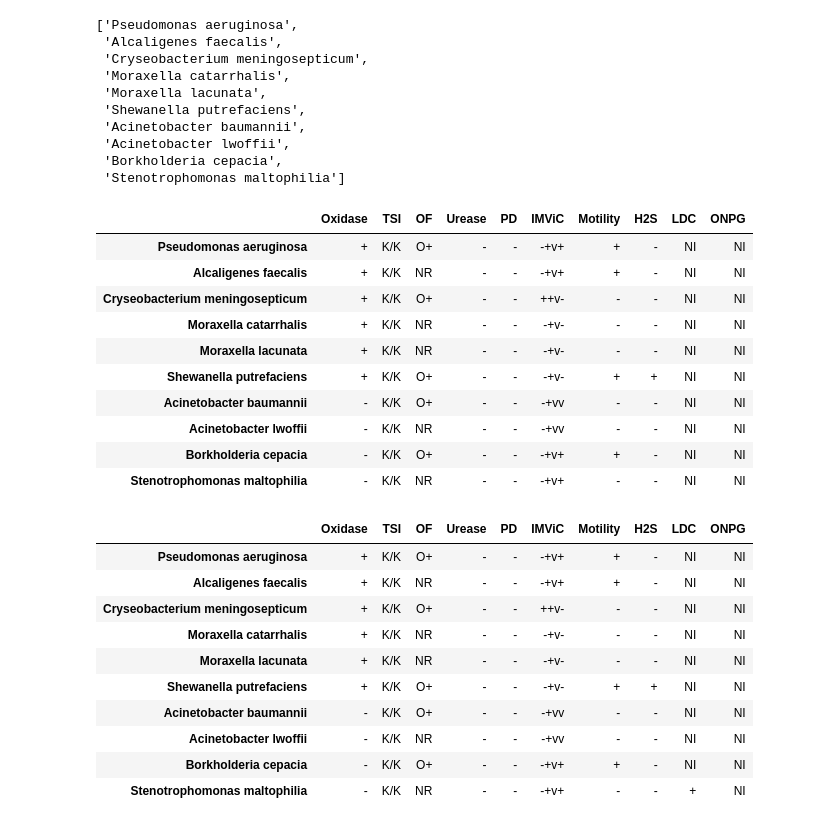
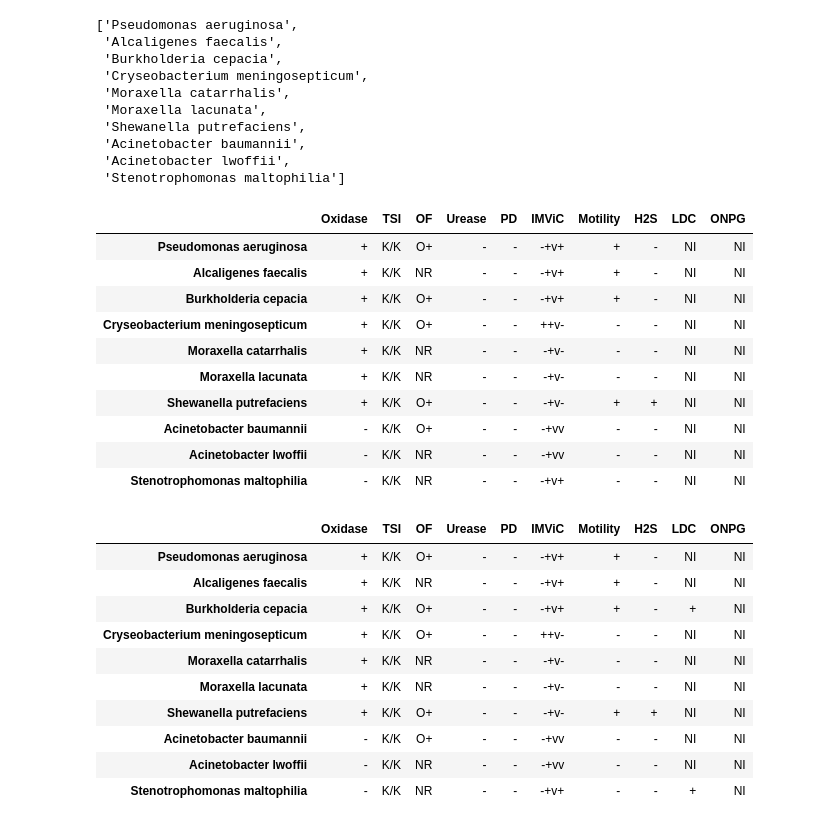
Before and after one commit to mseifoori/bacteria-diagnosis, a Jupyter notebook: data/test.ipynb, the cells around one changed output. Drawn from its saved outputs; the diff is of its cells as text; code cells hidden in the pictures.

```diff
--- a/data/test.ipynb
+++ b/data/test.ipynb
@@ -26,13 +26,13 @@ enterobacteriaceae_bacteria = [
 nfb_bacteria = [
     'Pseudomonas aeruginosa',
     'Alcaligenes faecalis',
+    'Burkholderia cepacia',
     'Cryseobacterium meningosepticum',
     'Moraxella catarrhalis',
     'Moraxella lacunata',
     'Shewanella putrefaciens',
     'Acinetobacter baumannii',
     'Acinetobacter lwoffii',
-    'Borkholderia cepacia',
     'Stenotrophomonas maltophilia',
 ]
 # %%
@@ -151,68 +151,69 @@ nfb_bacteria
 # %% [output]
 ['Pseudomonas aeruginosa',
  'Alcaligenes faecalis',
+ 'Burkholderia cepacia',
  'Cryseobacterium meningosepticum',
  'Moraxella catarrhalis',
  'Moraxella lacunata',
  'Shewanella putrefaciens',
  'Acinetobacter baumannii',
  'Acinetobacter lwoffii',
- 'Borkholderia cepacia',
  'Stenotrophomonas maltophilia']
 # %%
 nfb_bacteria_tests = pd.DataFrame({
     'Oxidase': ['+', '+', '+', '+', '+',
-                '+', '-', '-', '-', '-'],
+                '+', '+', '-', '-', '-'],
     'TSI': 'K/K',
-    'OF': ['O+', 'NR', 'O+', 'NR', 'NR',
-           'O+', 'O+', 'NR', 'O+', 'NR'],
+    'OF': ['O+', 'NR', 'O+', 'O+', 'NR',
+           'NR', 'O+', 'O+', 'NR', 'NR'],
     'Urease': '-',
     'PD': '-',
     'IMViC': ['-+v+',
+              '-+v+',
               '-+v+',
               '++v-',
               '-+v-',
               '-+v-',
               '-+v-',
               '-+vv',
               '-+vv',
-              '-+v+',
               '-+v+'],
-    'Motility': ['+', '+', '-', '-', '-',
-                 '+', '-', '-', '+', '-'],
+    'Motility': ['+', '+', '+', '-', '-',
+                '-', '+', '-', '-', '-'],
     'H2S': ['-', '-', '-', '-', '-',
-            '+', '-', '-', '-', '-'],
+            '-', '+', '-', '-', '-'],
     'LDC': 'NI',
     'ONPG': 'NI'
 }, index=nfb_bacteria)
 
 nfb_bacteria_tests
 # %% [output]
 |  | Oxidase | TSI | OF | Urease | PD | IMViC | Motility | H2S | LDC | ONPG |
 | Pseudomonas aeruginosa | + | K/K | O+ | - | - | -+v+ | + | - | NI | NI |
 | Alcaligenes faecalis | + | K/K | NR | - | - | -+v+ | + | - | NI | NI |
+| Burkholderia cepacia | + | K/K | O+ | - | - | -+v+ | + | - | NI | NI |
 | Cryseobacterium meningosepticum | + | K/K | O+ | - | - | ++v- | - | - | NI | NI |
 | Moraxella catarrhalis | + | K/K | NR | - | - | -+v- | - | - | NI | NI |
 | Moraxella lacunata | + | K/K | NR | - | - | -+v- | - | - | NI | NI |
 | Shewanella putrefaciens | + | K/K | O+ | - | - | -+v- | + | + | NI | NI |
 | Acinetobacter baumannii | - | K/K | O+ | - | - | -+vv | - | - | NI | NI |
 | Acinetobacter lwoffii | - | K/K | NR | - | - | -+vv | - | - | NI | NI |
-| Borkholderia cepacia | - | K/K | O+ | - | - | -+v+ | + | - | NI | NI |
 | Stenotrophomonas maltophilia | - | K/K | NR | - | - | -+v+ | - | - | NI | NI |
 # %%
+nfb_bacteria_tests.loc['Burkholderia cepacia', 'LDC'] = '+'
 nfb_bacteria_tests.loc['Stenotrophomonas maltophilia', 'LDC'] = '+'
 nfb_bacteria_tests
 # %% [output]
 |  | Oxidase | TSI | OF | Urease | PD | IMViC | Motility | H2S | LDC | ONPG |
 | Pseudomonas aeruginosa | + | K/K | O+ | - | - | -+v+ | + | - | NI | NI |
 | Alcaligenes faecalis | + | K/K | NR | - | - | -+v+ | + | - | NI | NI |
+| Burkholderia cepacia | + | K/K | O+ | - | - | -+v+ | + | - | + | NI |
 | Cryseobacterium meningosepticum | + | K/K | O+ | - | - | ++v- | - | - | NI | NI |
 | Moraxella catarrhalis | + | K/K | NR | - | - | -+v- | - | - | NI | NI |
 | Moraxella lacunata | + | K/K | NR | - | - | -+v- | - | - | NI | NI |
 | Shewanella putrefaciens | + | K/K | O+ | - | - | -+v- | + | + | NI | NI |
 | Acinetobacter baumannii | - | K/K | O+ | - | - | -+vv | - | - | NI | NI |
 | Acinetobacter lwoffii | - | K/K | NR | - | - | -+vv | - | - | NI | NI |
-| Borkholderia cepacia | - | K/K | O+ | - | - | -+v+ | + | - | NI | NI |
 | Stenotrophomonas maltophilia | - | K/K | NR | - | - | -+v+ | - | - | + | NI |
 # %%
 enterobacteriaceae_bacteria_tests
```
Also changed, not shown: parts of 10 cells of this notebook, 2 other files.
